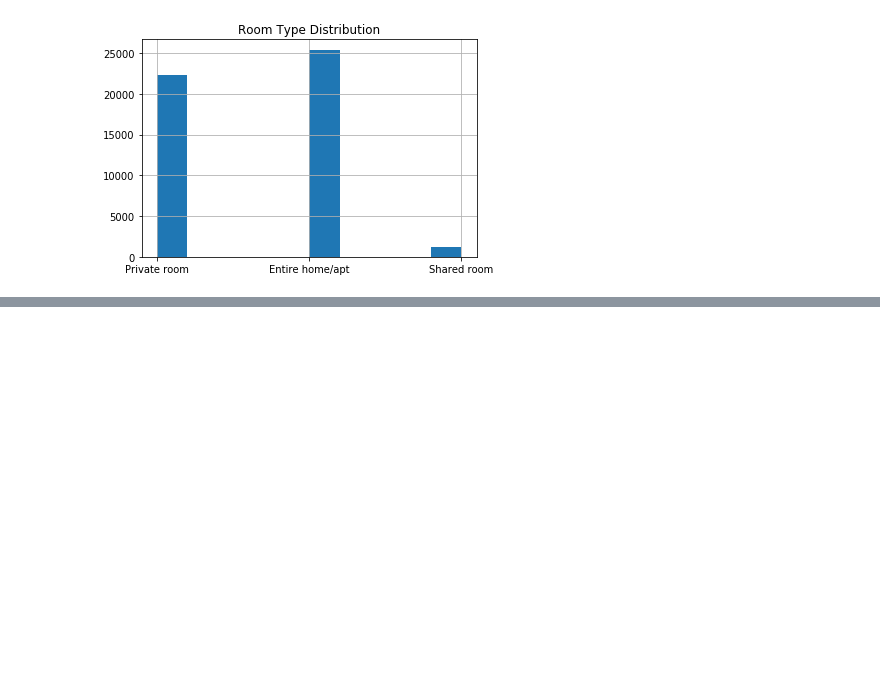
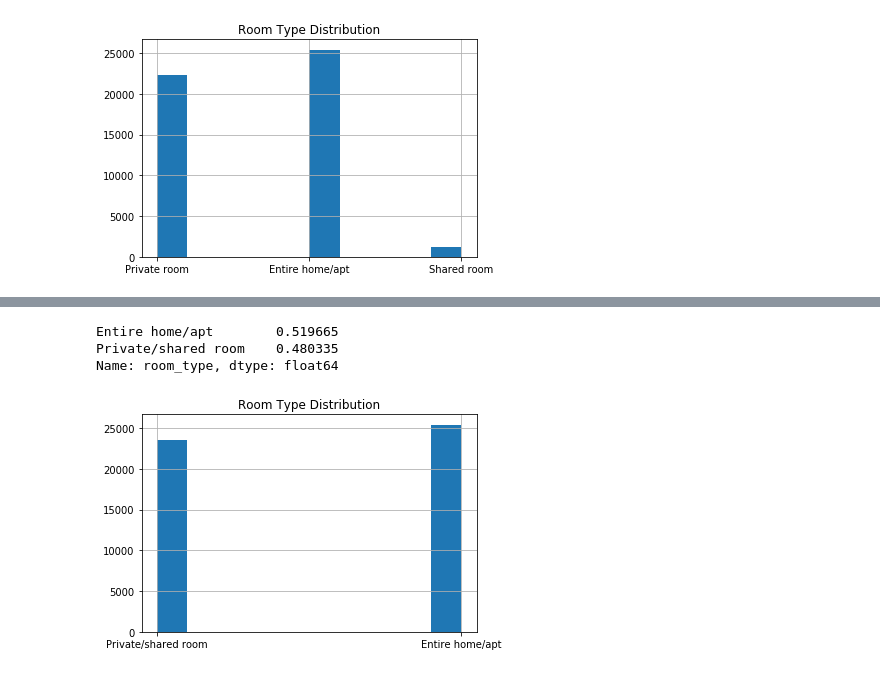
Before and after one commit to FabriceMesidor/New-York-City-Airbnb-Open-Data, a Jupyter notebook: AB_NYC_Coding.ipynb, the cells around one changed output, grey strips where cells are left out. Cells and saved outputs as stored; diff of their text form; code cells hidden in the pictures; blank space fills up the shorter version.

Commit message:
saving works on target var

```diff
--- a/AB_NYC_Coding.ipynb
+++ b/AB_NYC_Coding.ipynb
@@ -165,0 +182,2 @@ plt.show()
+# %%
+data = df.copy()
@@ -165,0 +193,15 @@ plt.show()
+# %%
+data['room_type'] = data['room_type'].apply(lambda x: 'Entire home/apt' if x == 'Entire home/apt' else 'Private/shared room')
+# %%
+data.room_type.value_counts(normalize=True)
+# %% [output]
+Entire home/apt        0.519665
+Private/shared room    0.480335
+Name: room_type, dtype: float64
+# %%
+#Histogram of target variables
+data.room_type.hist()
+plt.title('Room Type Distribution')
+plt.show()
+# %% [output]
+[figure, added]
```
Also changed, not shown: parts of 4 cells of this notebook.
